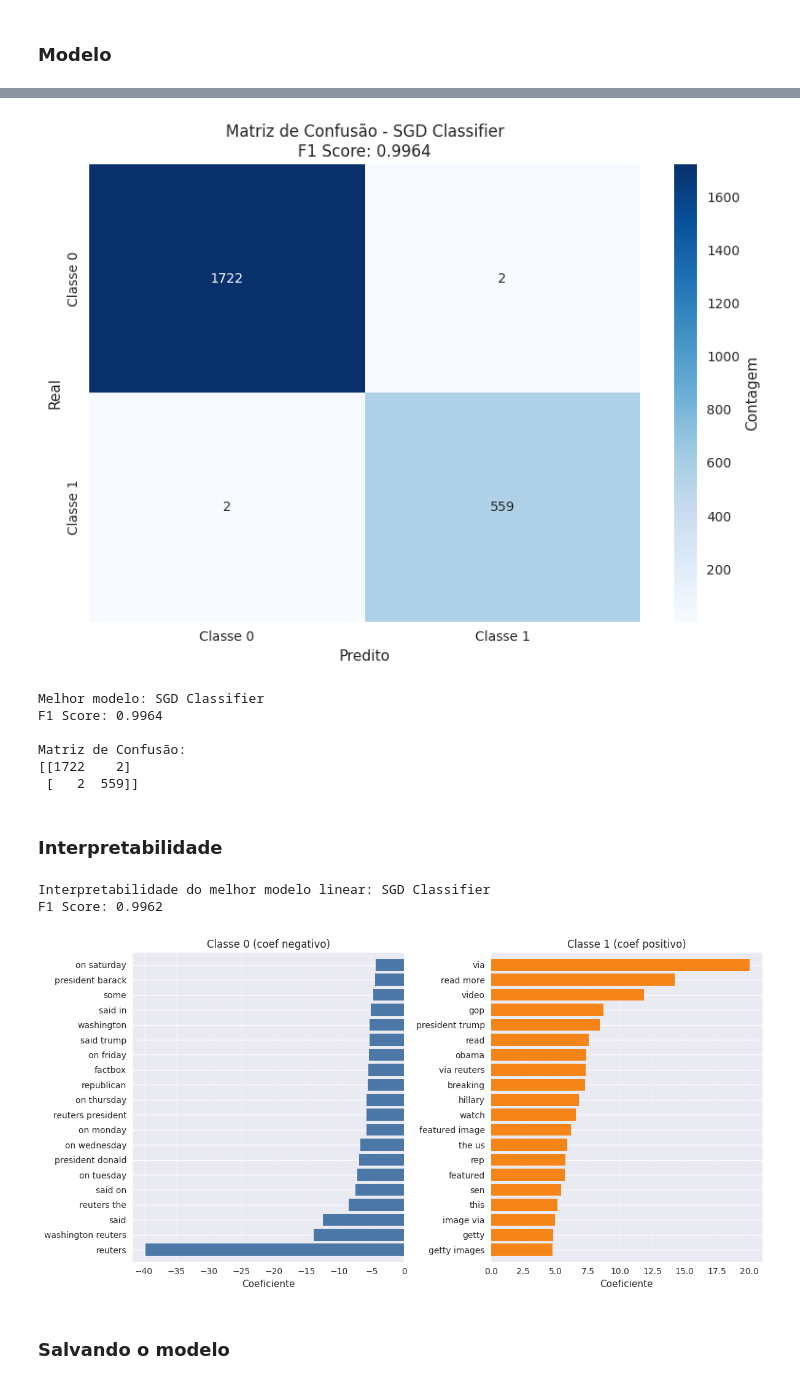
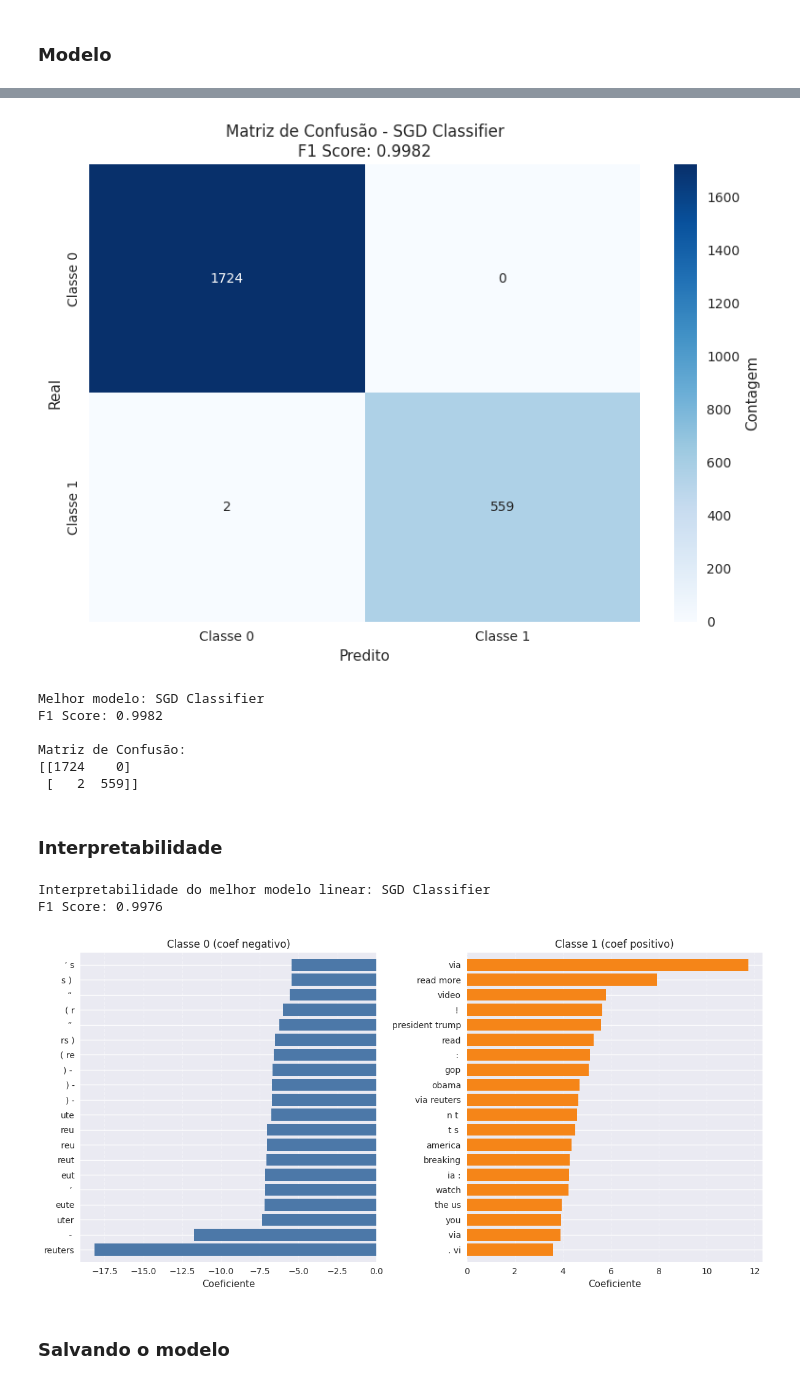
Before and after one commit to vlsmcin/ligia-challenge-NLP-vlsm, a Jupyter notebook: notebooks/pipeline.ipynb, the cells around one changed output, grey strips where cells are left out. Cells and saved outputs as stored; diff of their text form; code cells hidden in the pictures.

Commit message:
feat: Add vetorizing for char too

```diff
--- a/notebooks/pipeline.ipynb
+++ b/notebooks/pipeline.ipynb
@@ -245,13 +246,29 @@ train.head()
 # %% [markdown]
 ### Vetorização
 # %%
-vectorizer = TfidfVectorizer(
+vectorizer_word = TfidfVectorizer(
+    analyzer="word",
     ngram_range=(1,2),
     min_df=5,
     max_df=0.9,
-    sublinear_tf=True,
-    strip_accents="unicode"
+    sublinear_tf=True
 )
+
+vectorizer_char = TfidfVectorizer(
+    analyzer="char",
+    ngram_range=(3,4),
+    min_df=5,
+    max_features=100000,
+    dtype=np.float32
+)
+
+def vectorize(text):
+    X_word = vectorizer_word.transform(text)
+    X_char = vectorizer_char.transform(text)
+    return hstack([X_word, X_char])
+
+def join_text(df):
+    return (df["clean_text"] + " " + df["clean_title"]).fillna("")
 
 X_train_set, X_test, y_train_set, y_test = train_test_split(
     train.drop(columns=["label"]),
@@ -267,8 +284,14 @@ X_train, X_val, y_train, y_val = train_test_split(
     random_state=42
 )
 
-X_train = vectorizer.fit_transform((X_train["clean_text"] + " " + X_train["clean_title"]).fillna(""))
-X_val = vectorizer.transform((X_val["clean_text"] + " " + X_val["clean_title"]).fillna(""))
+train_text = join_text(X_train)
+val_text = join_text(X_val)
+
+X_word_train = vectorizer_word.fit_transform(train_text)
+X_char_train = vectorizer_char.fit_transform(train_text)
+
+X_train = hstack([X_word_train, X_char_train])
+X_val = vectorize(val_text)
 y_train = y_train.reset_index(drop=True)
 y_val = y_val.reset_index(drop=True)
 # %% [markdown]
@@ -383,9 +398,10 @@ weighted avg       0.97      0.97      0.97      4112
 best_overall_model_name = None
 best_overall_grid = None
 best_overall_f1 = -1
-X_test_transformed = vectorizer.transform(
-    (X_test["clean_text"] + " " + X_test["clean_title"]).fillna("")
-    )
+
+test_text = join_text(X_test)
+
+X_test_transformed = vectorize(test_text)
 
 for model_name, grid in results.items():
     y_pred = grid.best_estimator_.predict(X_test_transformed)
@@ -416,10 +432,10 @@ print(f"\nMatriz de Confusão:\n{cm}")
 # %% [output]
 [figure]
 Melhor modelo: SGD Classifier
-F1 Score: 0.9964
+F1 Score: 0.9982
 
 Matriz de Confusão:
-[[1722    2]
+[[1724    0]
  [   2  559]]
 # %% [markdown]
 ### Interpretabilidade
@@ -442,40 +458,43 @@ if best_model is not None:
     print(f"Interpretabilidade do melhor modelo linear: {best_model_name}")
     print(f"F1 Score: {best_f1:.4f}\n")
 
-    feature_names = vectorizer.get_feature_names_out()
+    feature_names = np.concatenate([
+        vectorizer_word.get_feature_names_out(),
+        vectorizer_char.get_feature_names_out()
+    ])
     coef = best_model.coef_[0]
     top_n = 20
 
     top_pos_idx = np.argsort(coef)[-top_n:]
     top_neg_idx = np.argsort(coef)[:top_n]
 
     top_pos = pd.Series(coef[top_pos_idx], index=feature_names[top_pos_idx]).sort_values()
     top_neg = pd.Series(coef[top_neg_idx], index=feature_names[top_neg_idx]).sort_values()
 
     plt.style.use("seaborn-v0_8")
     fig, axes = plt.subplots(1, 2, figsize=(12, 6))
 
     axes[0].barh(top_neg.index, top_neg.values, color="#4C78A8")
     axes[0].set_title("Classe 0 (coef negativo)")
     axes[0].set_xlabel("Coeficiente")
     axes[0].grid(axis="x", linestyle="--", alpha=0.4)
 
     axes[1].barh(top_pos.index, top_pos.values, color="#F58518")
     axes[1].set_title("Classe 1 (coef positivo)")
     axes[1].set_xlabel("Coeficiente")
     axes[1].grid(axis="x", linestyle="--", alpha=0.4)
 
     for ax in axes:
         ax.margins(y=0.02)
 
     plt.tight_layout()
     plt.show()
 else:
     print("Nenhum modelo linear encontrado para interpretabilidade.")
 # %% [output]
 Interpretabilidade do melhor modelo linear: SGD Classifier
-F1 Score: 0.9962
+F1 Score: 0.9976
-[figure, old version]
+[figure, new version]
 # %% [markdown]
 ### Salvando o modelo
 # %%
```
Also changed, not shown: parts of 5 cells of this notebook, 1 other file.
